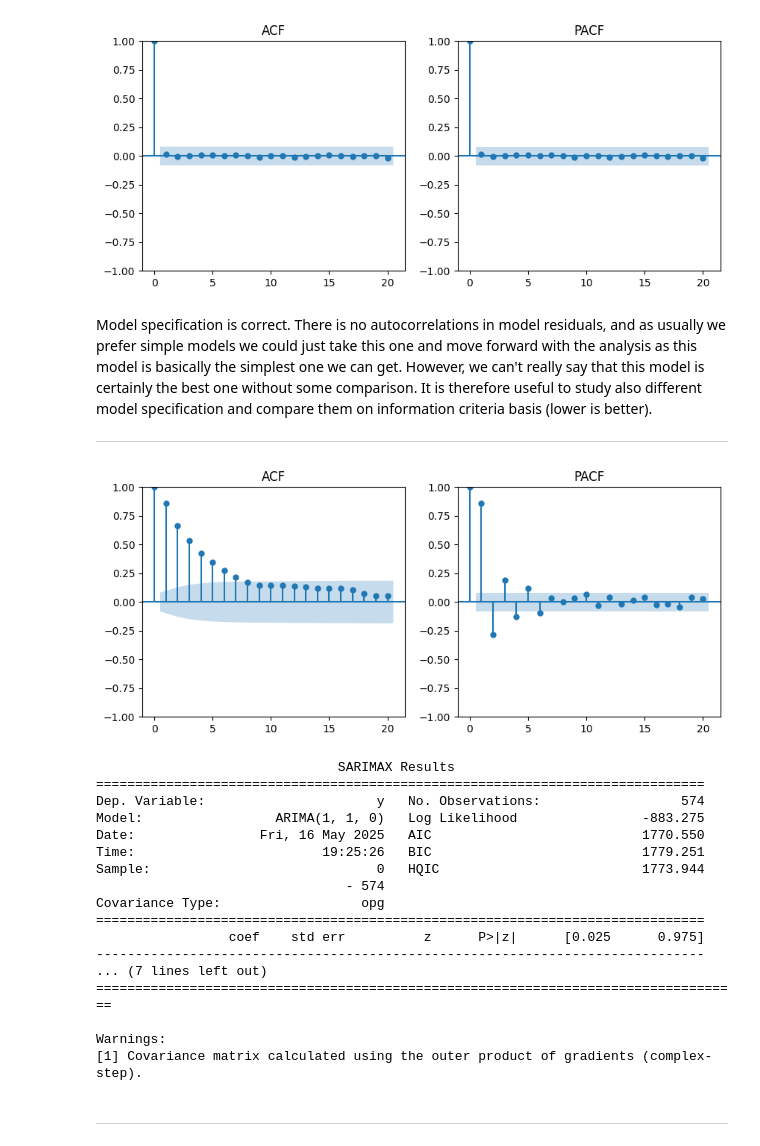
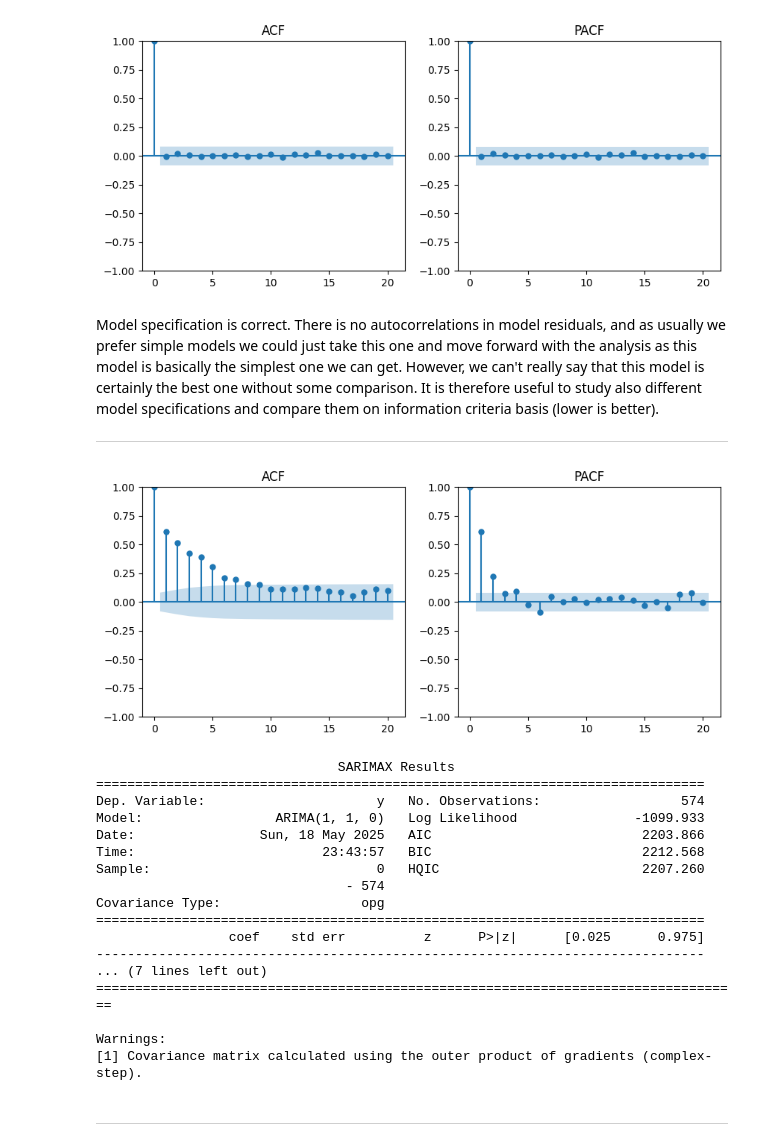
Before and after one commit to pjagiello01/Time-Series-Analysis, a Jupyter notebook: test.ipynb, the cells around one changed output. Saved outputs shown, nothing was run; the diff lists cells and outputs as text; code cells hidden in the pictures.

```diff
--- a/test.ipynb
+++ b/test.ipynb
@@ -130,6 +130,6 @@ plt.show()
 # %% [output]
 [figure]
 # %%
-coint_df = sample_df[['y2', 'y10']]
+coint_df = sample_df[['y3', 'y8']]
 coint_df.head()
 # %% [output]
@@ -190,8 +190,8 @@ adf_test(coint_df['y10'], max_aug = 10)
 # %% [markdown]
 Results of ADF testing procedure for both series are shown above. In both cases null hypothesis is strongly rejected, and 6 augmentations is enough to get rid of residuals autocorrelation. We therefore conclude that both series are non-stationary.
 # %%
-coint_df['dy2'] = coint_df['y2'].diff()
-coint_df['dy10'] = coint_df['y10'].diff()
+coint_df['dy3'] = coint_df['y3'].diff()
+coint_df['dy8'] = coint_df['y8'].diff()
 # %%
 coint_df.dropna(inplace = True)
 # %%
@@ -309,33 +309,33 @@ plt.show()
 # %% [output]
 [figure]
 # %% [markdown]
-Model specification is correct. There is no autocorrelations in model residuals, and as usually we prefer simple models we could just take this one and move forward with the analysis as this model is basically the simplest one we can get. However, we can't really say that this model is certainly the best one without some comparison. It is therefore useful to study also different model specification and compare them on information criteria basis (lower is better).
+Model specification is correct. There is no autocorrelations in model residuals, and as usually we prefer simple models we could just take this one and move forward with the analysis as this model is basically the simplest one we can get. However, we can't really say that this model is certainly the best one without some comparison. It is therefore useful to study also different model specifications and compare them on information criteria basis (lower is better).
 
 ---
 # %%
 fig, axes = plt.subplots(1, 2, figsize = (10, 4))
 
-plot_acf(coint_df['dy10'], lags=20, ax=axes[0])
+plot_acf(coint_df['dy8'], lags=20, ax=axes[0])
 axes[0].set_title("ACF")
 
-plot_pacf(coint_df['dy10'], lags=20, ax=axes[1])
+plot_pacf(coint_df['dy8'], lags=20, ax=axes[1])
 axes[1].set_title("PACF")
 
 plt.show()
 # %% [output]
-[figure, old version]
+[figure, new version]
 # %%
-model = ARIMA(coint_df['y2'].values, order = (1,1,0))
+model = ARIMA(coint_df['y8'].values, order = (1,1,0))
 arima_110_2 = model.fit()
 print(arima_110_2.summary())
 # %% [output]
                                SARIMAX Results
 ==============================================================================
 Dep. Variable:                      y   No. Observations:                  574
-Model:                 ARIMA(1, 1, 0)   Log Likelihood                -883.275
-Date:                Fri, 16 May 2025   AIC                           1770.550
-Time:                        19:25:26   BIC                           1779.251
-Sample:                             0   HQIC                          1773.944
+Model:                 ARIMA(1, 1, 0)   Log Likelihood               -1099.933
+Date:                Sun, 18 May 2025   AIC                           2203.866
+Time:                        23:43:57   BIC                           2212.568
+Sample:                             0   HQIC                          2207.260
                                 - 574
 Covariance Type:                  opg
 ==============================================================================
```
Also changed, not shown: parts of 14 cells of this notebook.
